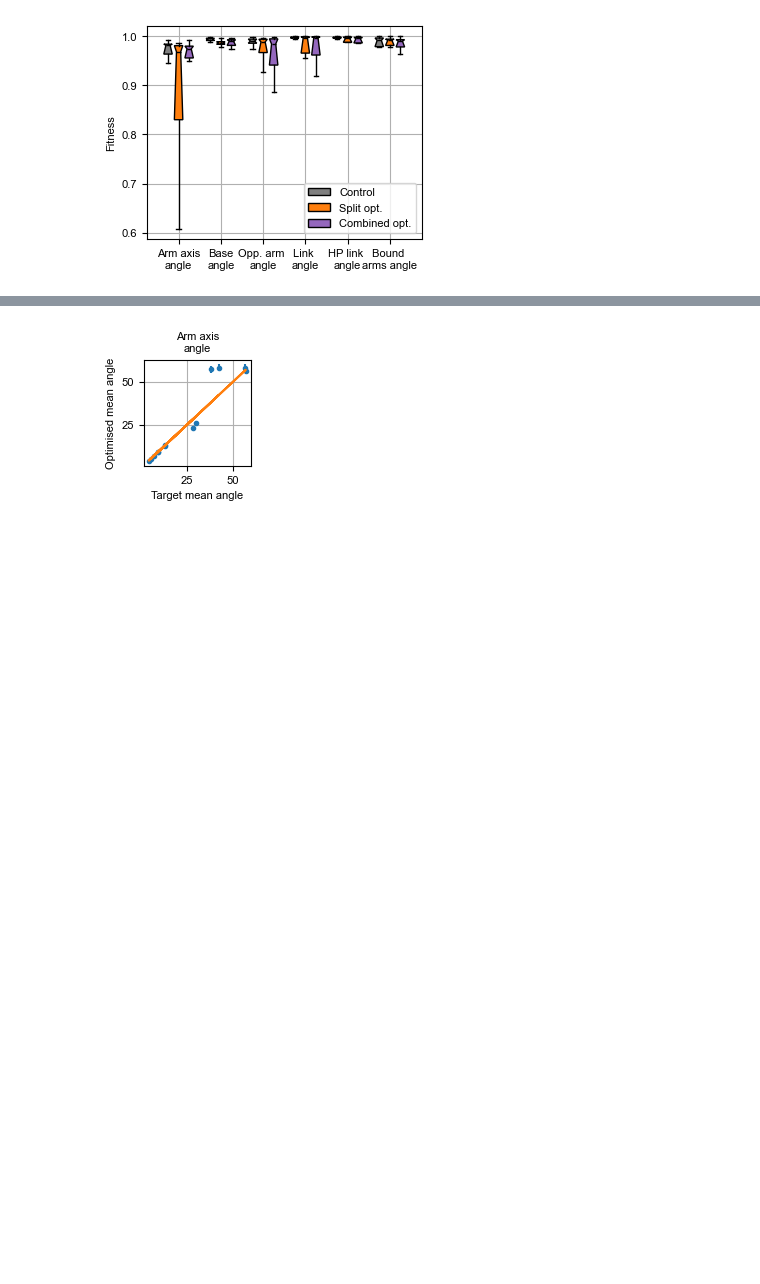
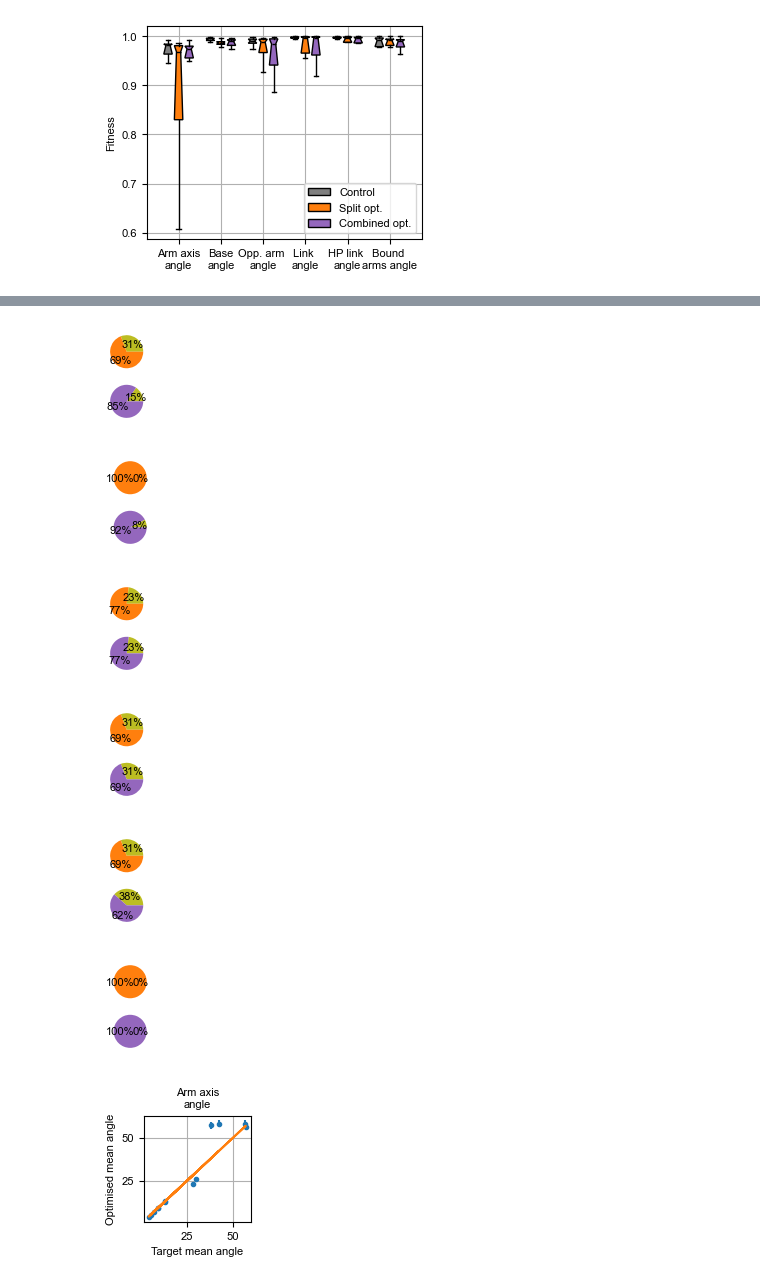
Before and after one commit to aaron-gad/DNA_Nanomotif_ML_MD, a Jupyter notebook: Networking_and_Rheology/NCG_BO_opt_validation_2.ipynb, the cells around one changed output, grey strips where cells are left out. Saved outputs shown, nothing was run; the diff lists cells and outputs as text; code cells hidden in the pictures; blank space fills up the shorter version.

```diff
--- a/Networking_and_Rheology/NCG_BO_opt_validation_2.ipynb
+++ b/Networking_and_Rheology/NCG_BO_opt_validation_2.ipynb
@@ -3529,3 +3333,27 @@ for i in range(len(ks_list)):
+# %%
+fs1=8
+thr_1=0.05
+ks_list=[ks_aa_list_cs,ks_ba_list_cs,ks_oa_list_cs,ks_la_list_cs,ks_hp_list_cs,ks_bm_list_cs]
+ks_list2=[ks_aa_list_cs2,ks_ba_list_cs2,ks_oa_list_cs2,ks_la_list_cs2,ks_hp_list_cs2,ks_bm_list_cs2]
+
+for i in range(len(ks_list)):
+    fig, (ax1, ax2) = plt.subplots(2, 1, figsize=(2/2.54, 3/2.54))
+    ks_sel=ks_list[i]
+    ks_sel2=ks_list2[i]
+    ax1.pie([sum(thr_1>v for v in ks_sel),sum(thr_1<=v for v in ks_sel)], colors=["tab:olive","tab:orange"], startangle=0, autopct='%1.0f%%',textprops={'family': 'Arial','size': fs1})
+
+    ax2.pie([sum(thr_1>v for v in ks_sel2),sum(thr_1<=v for v in ks_sel2)], colors=["tab:olive","tab:purple"], startangle=0, autopct='%1.0f%%',textprops={'family': 'Arial','size': fs1})
+
+    #plt.show()
+    save_name_1="/home/aaron/phd/Nanomotif_Coarse_Graining_1/ML_parameter_opt_1/NCG_X_motif_conrad_1/figures/frac_distr_similar_ "+str(i)  + "_corr_1.pdf"
+    #plt.savefig(save_name_1,format="pdf",bbox_inches="tight")
+# %% [output]
+[figure, added]
+[figure, added]
+[figure, added]
+[figure, added]
+[figure, added]
+[figure, added]
 # %%
 #mean and std of target and optimized angles
 
```
Also changed, not shown: parts of 19 cells of this notebook, 1 other file.
